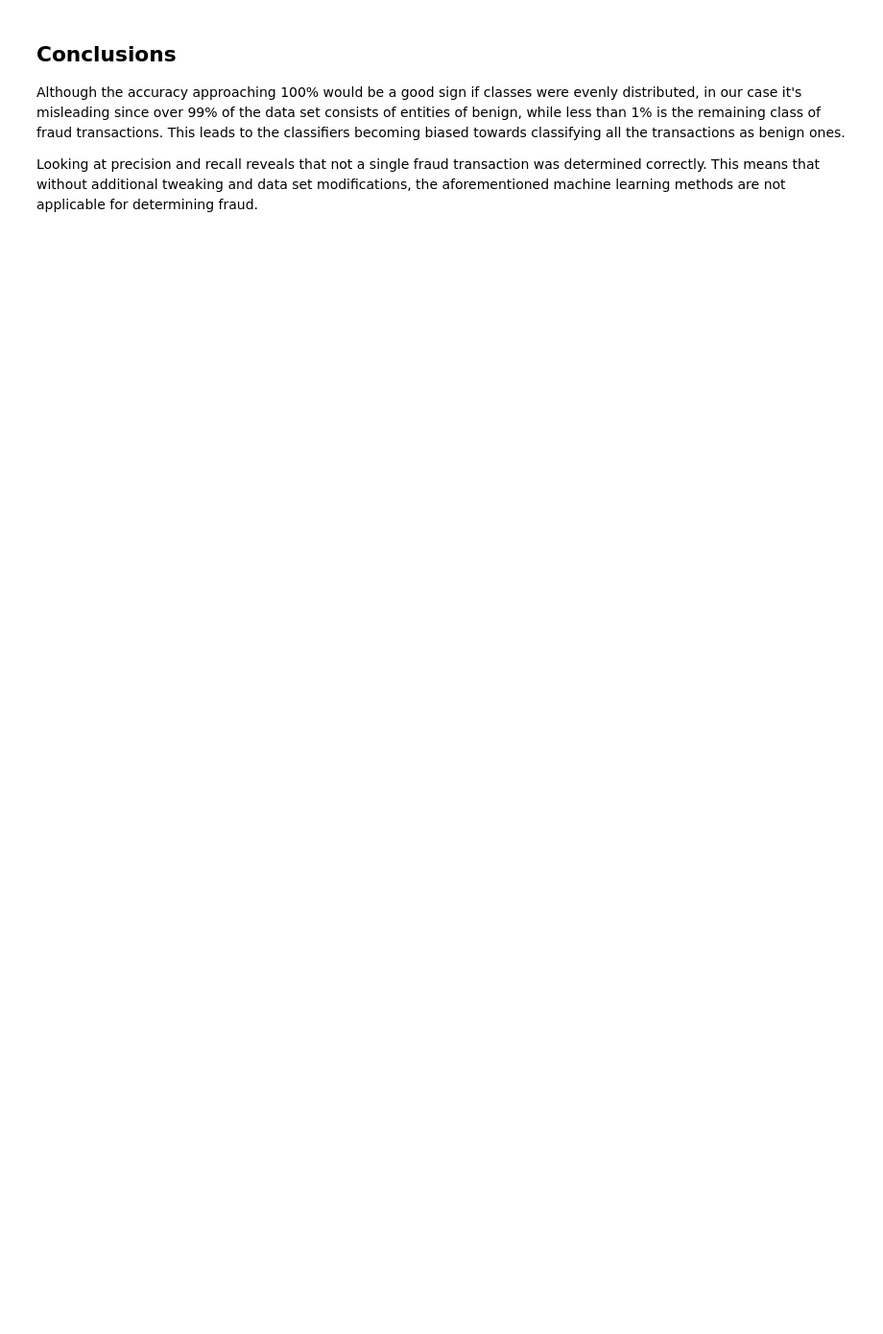
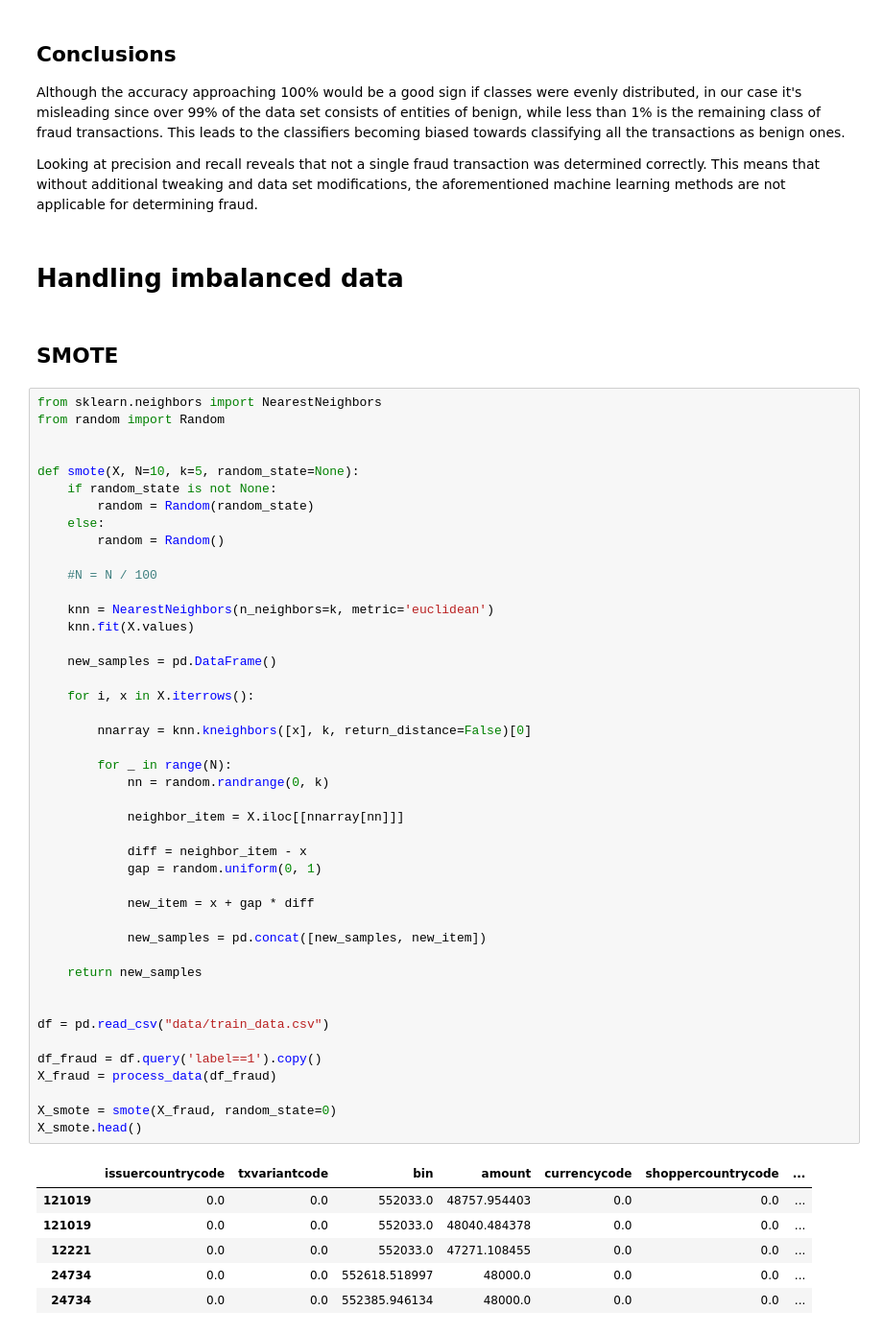
Before and after one commit to kponichtera/cs4035-cda, a Jupyter notebook: jupyter/W1_Visuals.ipynb, the cells around one changed output. Shown: that part at 96% size. Saved outputs shown, nothing was run; the diff lists cells and outputs as text; blank space fills up the shorter version.

Commit message:
Implemented SMOTE, not checked yet

```diff
--- a/jupyter/W1_Visuals.ipynb
+++ b/jupyter/W1_Visuals.ipynb
@@ -298,3 +317,58 @@ This leads to the classifiers becoming biased towards classifying all the transa
 
 Looking at precision and recall reveals that not a single fraud transaction was determined correctly.
 This means that without additional tweaking and data set modifications, the aforementioned machine learning methods are not applicable for determining fraud.
+# %% [markdown]
+# Handling imbalanced data
+# %% [markdown]
+## SMOTE
+# %%
+from sklearn.neighbors import NearestNeighbors
+from random import Random
+
+
+def smote(X, N=10, k=5, random_state=None):
+    if random_state is not None:
+        random = Random(random_state)
+    else:
+        random = Random()
+
+    #N = N / 100
+
+    knn = NearestNeighbors(n_neighbors=k, metric='euclidean')
+    knn.fit(X.values)
+
+    new_samples = pd.DataFrame()
+
+    for i, x in X.iterrows():
+
+        nnarray = knn.kneighbors([x], k, return_distance=False)[0]
+
+        for _ in range(N):
+            nn = random.randrange(0, k)
+
+            neighbor_item = X.iloc[[nnarray[nn]]]
+
+            diff = neighbor_item - x
+            gap = random.uniform(0, 1)
+
+            new_item = x + gap * diff
+
+            new_samples = pd.concat([new_samples, new_item])
+
+    return new_samples
+
+
+df = pd.read_csv("data/train_data.csv")
+
+df_fraud = df.query('label==1').copy()
+X_fraud = process_data(df_fraud)
+
+X_smote = smote(X_fraud, random_state=0)
+X_smote.head()
+# %% [output]
+|  | issuercountrycode | txvariantcode | bin | amount | currencycode | shoppercountrycode | ... |
+| 121019 | 0.0 | 0.0 | 552033.0 | 48757.954403 | 0.0 | 0.0 | ... |
+| 121019 | 0.0 | 0.0 | 552033.0 | 48040.484378 | 0.0 | 0.0 | ... |
+| 12221 | 0.0 | 0.0 | 552033.0 | 47271.108455 | 0.0 | 0.0 | ... |
+| 24734 | 0.0 | 0.0 | 552618.518997 | 48000.0 | 0.0 | 0.0 | ... |
+| 24734 | 0.0 | 0.0 | 552385.946134 | 48000.0 | 0.0 | 0.0 | ... |
```
Also changed, not shown: parts of 4 cells of this notebook, 1 other file.
